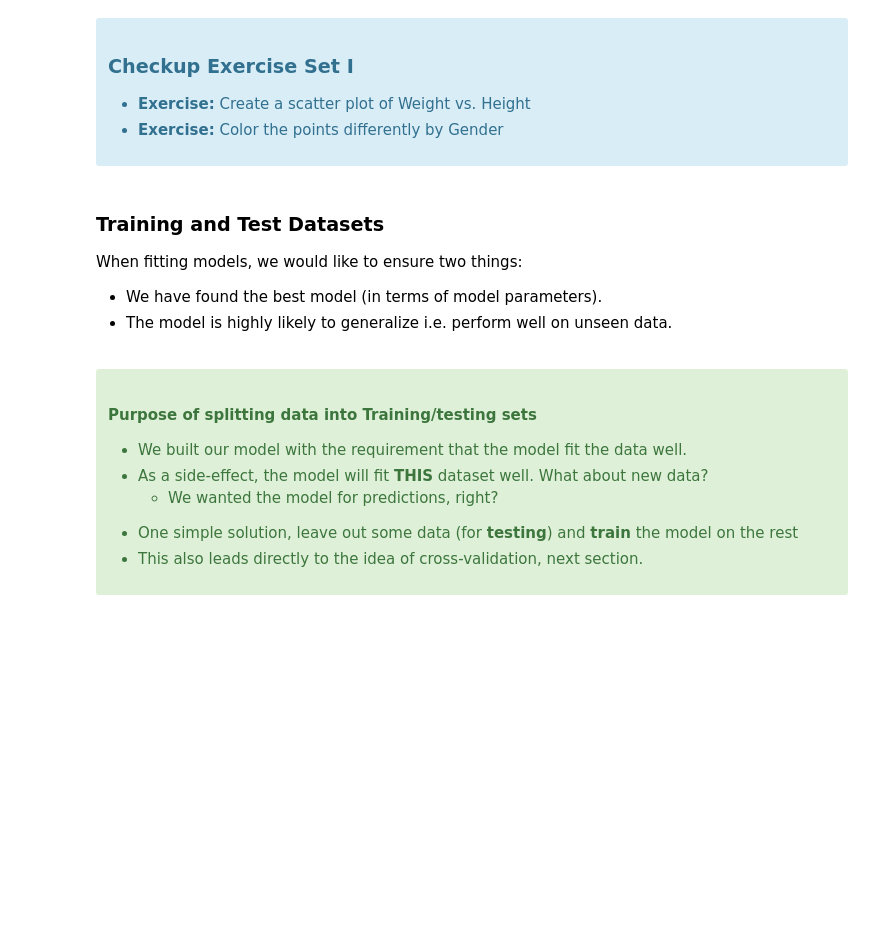
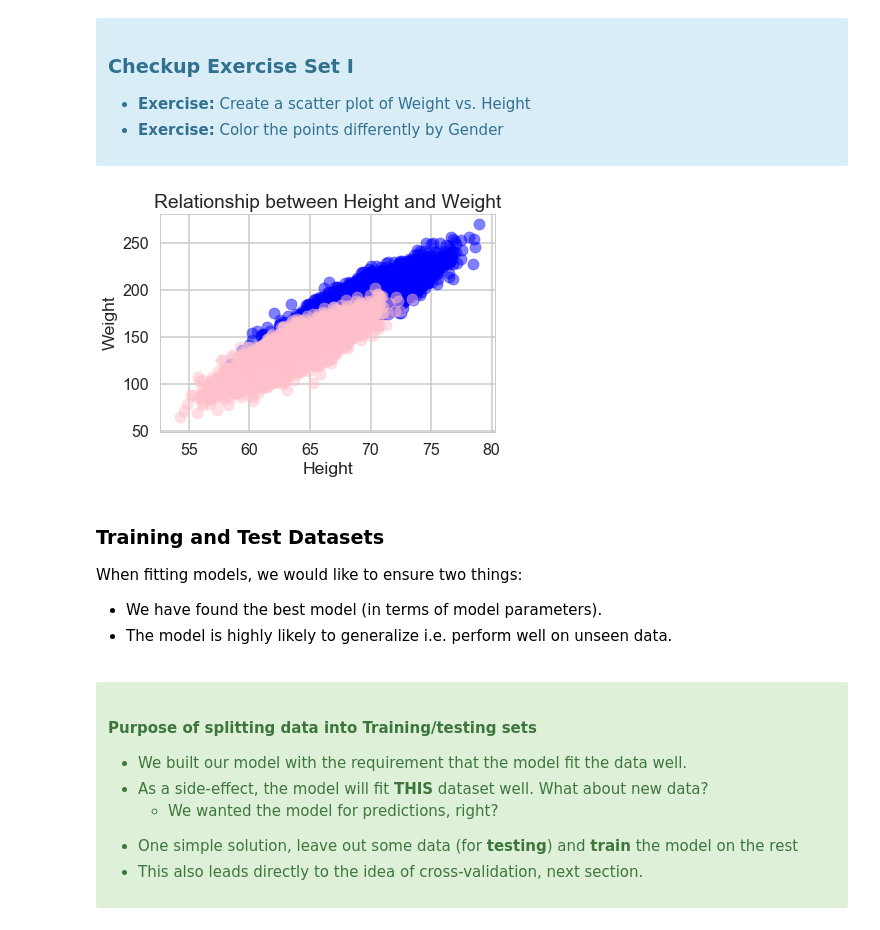
Before and after one commit to schmitzmelissa/Springboard-Mini-Projects, a Jupyter notebook: logistic_regression/Mini_Project_Logistic_Regression.ipynb, the cells around one changed output. Saved outputs shown, nothing was run; the diff lists cells and outputs as text; code cells hidden in the pictures; blank space fills up the shorter version.

```diff
--- a/logistic_regression/Mini_Project_Logistic_Regression.ipynb
+++ b/logistic_regression/Mini_Project_Logistic_Regression.ipynb
@@ -118,3 +123,16 @@ with the "response" or "label" $y$ as a plain array of 0s and 1s for binary clas
+# %%
+# your turn
+Male = dflog[dflog.Gender == 'Male']
+Female = dflog[dflog.Gender == 'Female']
+
+plt.scatter(Male.Height, Male.Weight, c= 'blue', alpha=0.5)
+plt.scatter(Female.Height, Female.Weight, c= 'pink', alpha=0.5)
+plt.xlabel("Height")
+plt.ylabel("Weight")
+plt.title("Relationship between Height and Weight")
+plt.show()
+# %% [output]
+[figure, added]
 # %% [markdown]
 ### Training and Test Datasets
 
```
Also changed, not shown: parts of 16 cells of this notebook.
